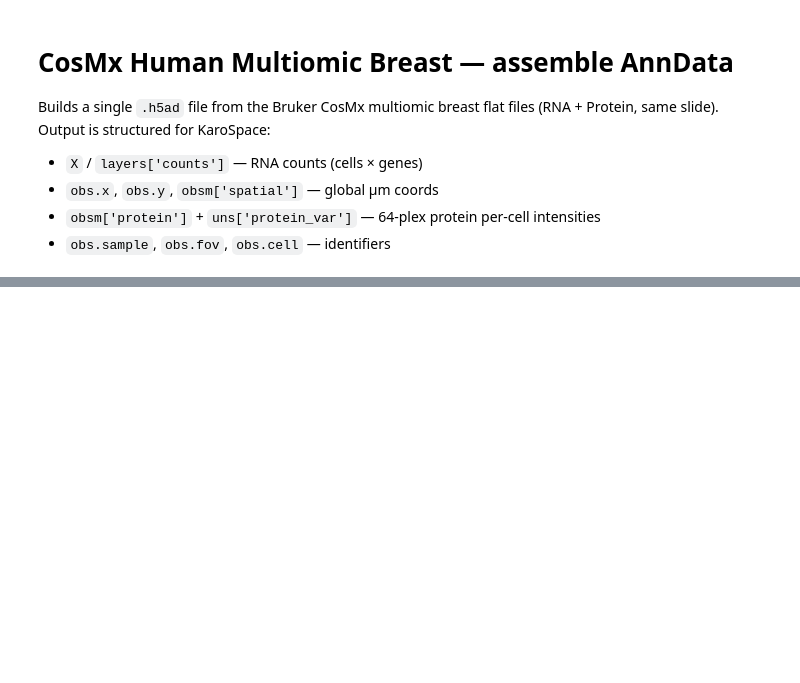
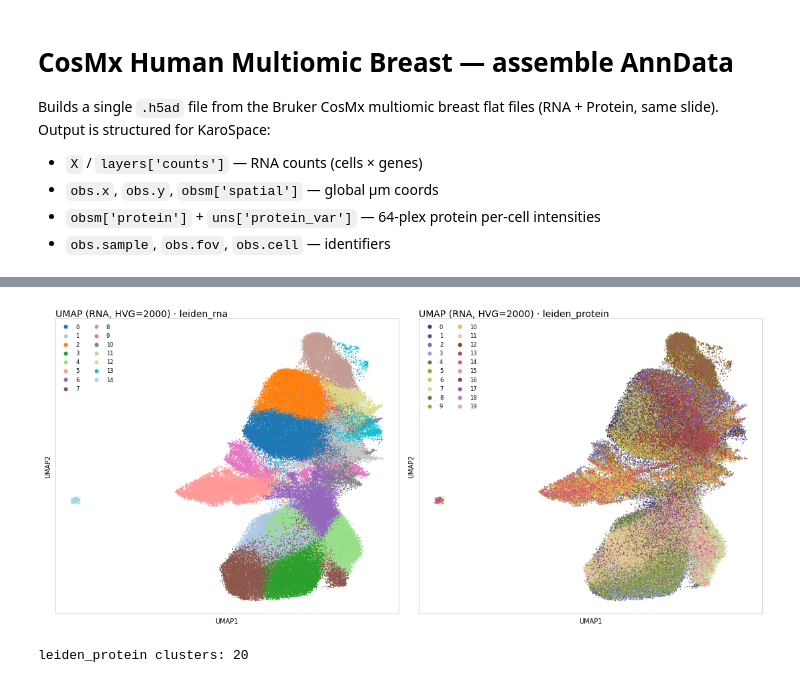
Before and after one commit to christoffermattssonlangseth/KaroSpaceDataWrangling, a Jupyter notebook: notebooks/cosmx_multiomic_breast_assemble.ipynb, the cells around one changed output, grey strips where cells are left out. Saved outputs shown, nothing was run; the diff lists cells and outputs as text; code cells hidden in the pictures; blank space fills up the shorter version.

```diff
--- a/notebooks/cosmx_multiomic_breast_assemble.ipynb
+++ b/notebooks/cosmx_multiomic_breast_assemble.ipynb
@@ -190,0 +335,32 @@ print('wrote', OUT_H5AD, '·', round(OUT_H5AD.stat().st_size/1e6,1), 'MB')
+# %%
+# UMAP (RNA, HVG-PCA-based) coloured by leiden_rna and leiden_protein
+import matplotlib.pyplot as plt
+import matplotlib as mpl
+import numpy as np
+
+um = adata.obsm['X_umap_rna']
+
+def umap_panel(ax, labels, title, palette='tab20', s=1.2):
+    cats = list(labels.cat.categories) if hasattr(labels,'cat') else list(pd.Categorical(labels).categories)
+    cmap = mpl.colormaps[palette].resampled(max(len(cats),3))
+    colors = {c: cmap(i) for i,c in enumerate(cats)}
+    arr = np.asarray(labels)
+    for c in cats:
+        m = arr == c
+        ax.scatter(um[m,0], um[m,1], s=s, c=[colors[c]], label=str(c),
+                   linewidths=0, rasterized=True)
+    ax.set_xticks([]); ax.set_yticks([])
+    for sp in ax.spines.values(): sp.set_linewidth(0.4); sp.set_color('#aaaaaa')
+    ax.set_title(title, fontsize=10, loc='left', pad=2)
+    ax.set_xlabel('UMAP1', fontsize=7); ax.set_ylabel('UMAP2', fontsize=7)
+    ax.legend(markerscale=4, fontsize=6, ncol=2, loc='best',
+              frameon=False).set_zorder(10)
+
+fig, axes = plt.subplots(1, 2, figsize=(11, 5), facecolor='white')
+umap_panel(axes[0], adata.obs['leiden_rna'],     'UMAP (RNA, HVG=2000) · leiden_rna')
+umap_panel(axes[1], adata.obs['leiden_protein'], 'UMAP (RNA, HVG=2000) · leiden_protein', palette='tab20b')
+fig.tight_layout()
+fig.savefig(ROOT/'umap_rna_clusters.png', dpi=200, bbox_inches='tight')
+plt.show()
+# %% [output]
+[figure, added]
@@ -190,0 +369,18 @@ print('wrote', OUT_H5AD, '·', round(OUT_H5AD.stat().st_size/1e6,1), 'MB')
+# %%
+# ---------- Protein clustering (work on a temporary AnnData) ----------
+protein_names = list(adata.uns['protein_var']['protein'])
+P = np.asarray(adata.obsm['protein'], dtype=np.float32)
+# arcsinh stabilises immunofluorescence intensities (cofactor 5 is conventional)
+ad_p = ad.AnnData(X=np.arcsinh(P / 5.0))
+ad_p.var_names = protein_names
+ad_p.obs_names = adata.obs_names
+
+sc.pp.scale(ad_p, max_value=10)
+sc.tl.pca(ad_p, n_comps=min(30, ad_p.n_vars-1), random_state=0)
+sc.pp.neighbors(ad_p, n_neighbors=15, random_state=0)
+sc.tl.leiden(ad_p, resolution=0.6, key_added='leiden_protein', random_state=0)
+
+adata.obs['leiden_protein'] = ad_p.obs['leiden_protein'].values
+print('leiden_protein clusters:', adata.obs['leiden_protein'].nunique())
+# %% [output]
+leiden_protein clusters: 20
```
Also changed, not shown: parts of 19 cells of this notebook, 5 other files.
